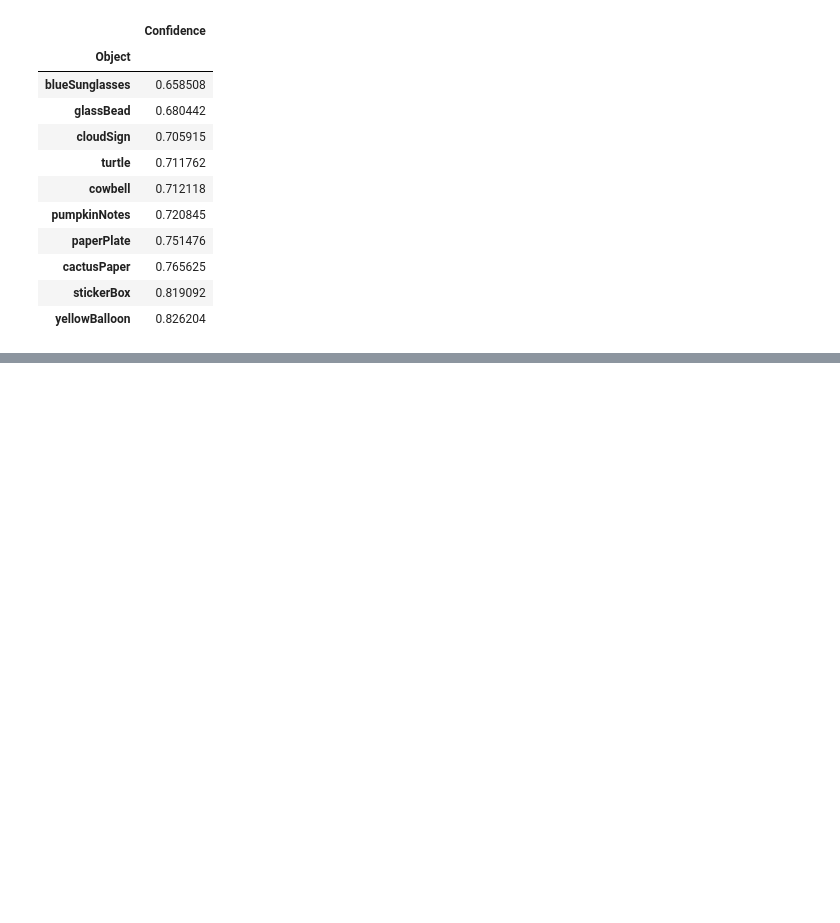
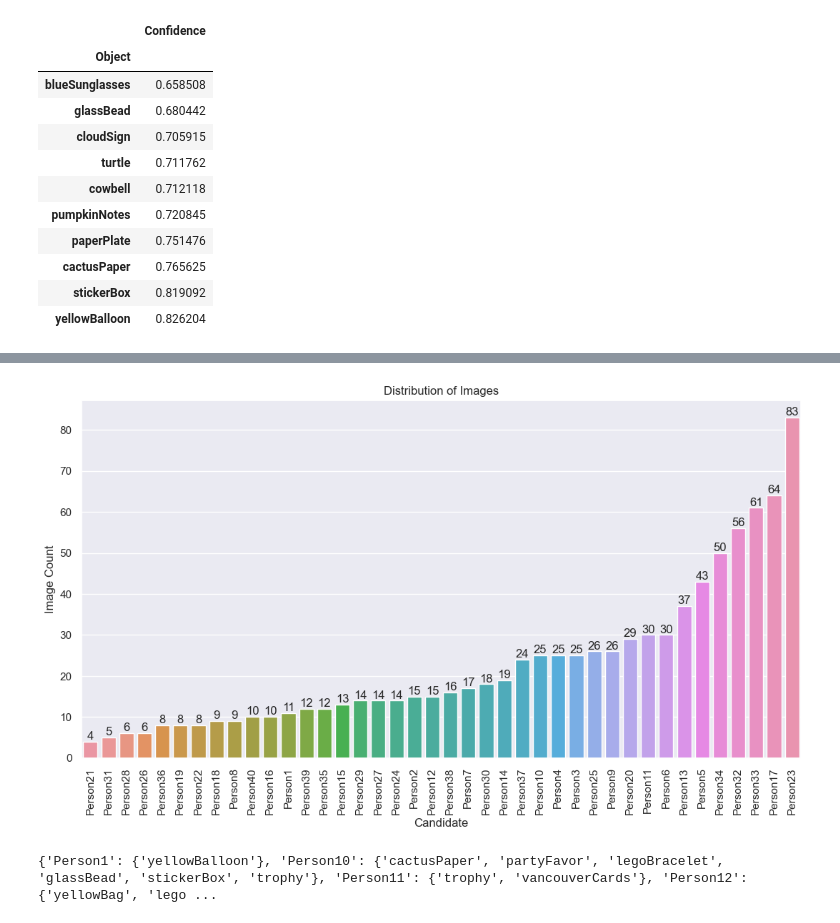
Before and after one commit to reformedgamer/composite_image_object_recognition, a Jupyter notebook: main.ipynb, the cells around one changed output, grey strips where cells are left out. Drawn from its saved outputs; the diff is of its cells as text; code cells hidden in the pictures; blank space fills up the shorter version.

Commit message:
Finished producing data for paper.
Paper completed, last step is to answer questions in notebook.

```diff
--- a/main.ipynb
+++ b/main.ipynb
@@ -140,22 +156,39 @@ obj_sources_jpg = {k : set() for k in obj_names}
 
 obj_owners_jpg = {k : set() for k in obj_names}
 
+owned_objs_jpg = {}
+
 pred_confs = []
+
+results_pred_confs = []
+
+labelfilecount = 0
+
+totlabelcount = 0
 
 jpgcount = 0
 
+jpgdistribution = {}
+
 for basedir in os.scandir("./predictedlabels"):
+    jpgdistribution[basedir.name] = 0
+    owned_objs_jpg[basedir.name] = set()
     for dir in os.scandir(basedir):
         if dir.is_dir():
             for filename in os.scandir(dir):
+                labelfilecount += 1
                 with open(filename.path, newline='') as f:
                     labeldataread = csv.reader(f, delimiter=' ')
                     for row in labeldataread:
                         if float(row[-1]) >= 0.75:
                             obj_sources_jpg[obj_names[int(row[0])]].add(filename.name[:-4])
                             obj_owners_jpg[obj_names[int(row[0])]].add(basedir.name)
+                            owned_objs_jpg[basedir.name].add(obj_names[int(row[0])])
+                            results_pred_confs.append([obj_names[int(row[0])], float(row[-1])])
                         pred_confs.append([obj_names[int(row[0])], float(row[-1])])
+                        totlabelcount += 1
         else:
             jpgcount += 1
+            jpgdistribution[basedir.name] += 1
 print(obj_sources_jpg)
 # %% [output]
@@ -259,0 +337,19 @@ sorted_confs_df.tail(10)
+# %%
+jpgseries = pd.Series(jpgdistribution).sort_values()
+ax2 = sns.barplot(x=jpgseries.index, y=jpgseries)
+ax2.set(xlabel="Candidate", ylabel="Image Count", title="Distribution of Images")
+ax2.tick_params(axis='x', rotation=90)
+for i in ax2.containers:
+    ax2.bar_label(i,)
+plt.show()
+# %% [output]
+[figure, added]
+# %%
+owned_objs_combined = {}
+
+for k in owned_objs_jpg.keys():
+    owned_objs_combined[k] = owned_objs_txt[k].union(owned_objs_jpg[k]).union(owned_objs_capt[k])
+
+print(owned_objs_combined)
+# %% [output]
+{'Person1': {'yellowBalloon'}, 'Person10': {'cactusPaper', 'partyFavor', 'legoBracelet', 'glassBead', 'stickerBox', 'trophy'}, 'Person11': {'trophy', 'vancouverCards'}, 'Person12': {'yellowBag', 'lego ...
```
Also changed, not shown: parts of 15 cells of this notebook.
